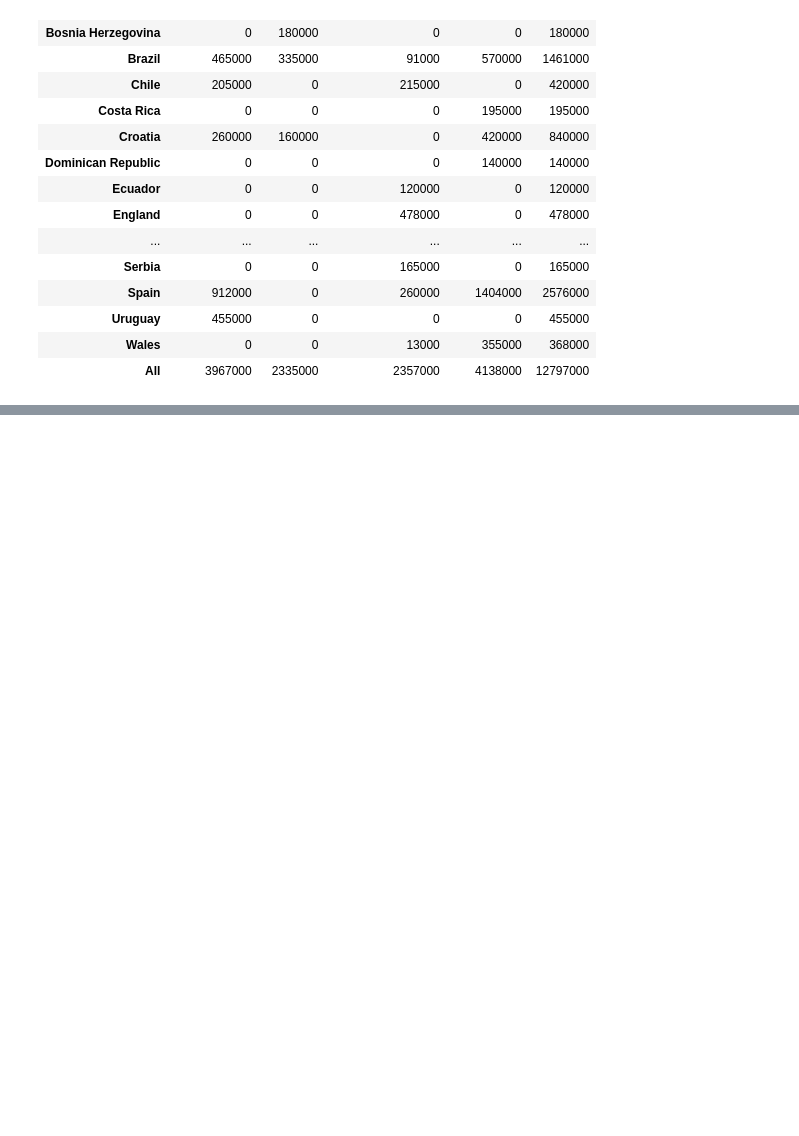
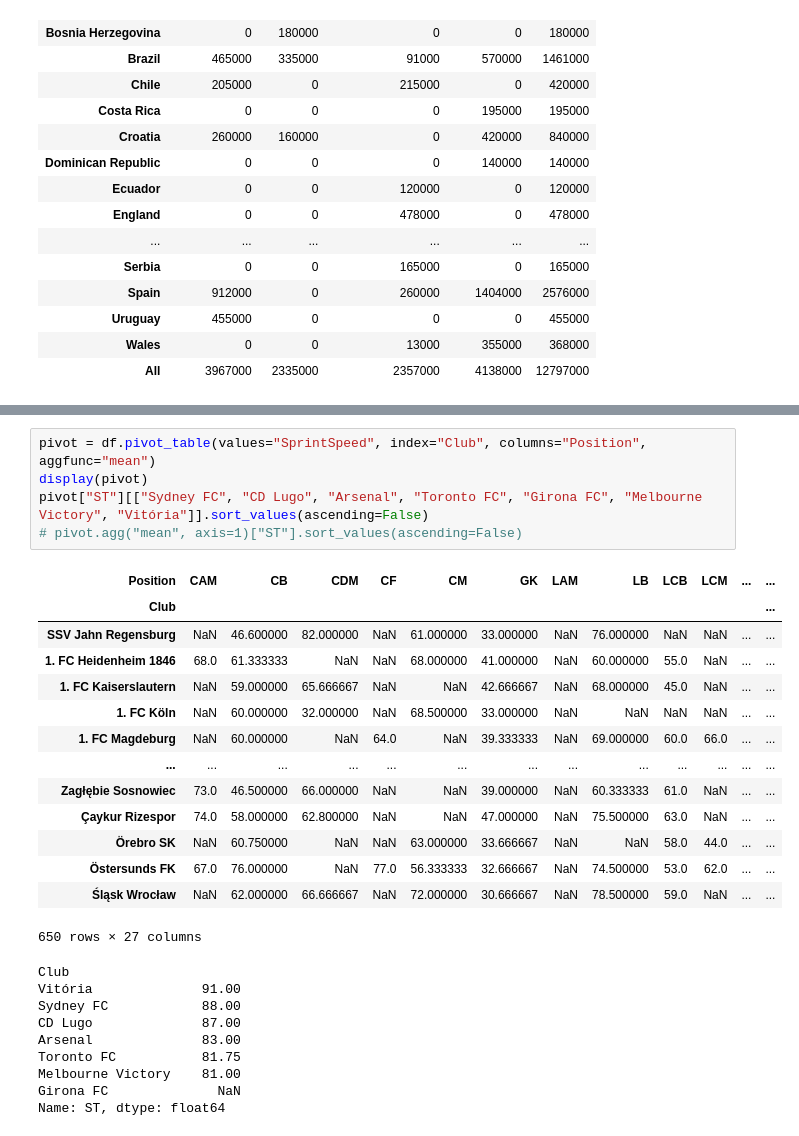
Before and after one commit to L1chik/SkillFactory, a Jupyter notebook: module_1/Python_06.ipynb, the cells around one changed output, grey strips where cells are left out. Drawn from its saved outputs; the diff is of its cells as text; blank space fills up the shorter version.

```diff
--- a/module_1/Python_06.ipynb
+++ b/module_1/Python_06.ipynb
@@ -367,0 +410,29 @@ Name: GK, Length: 651, dtype: int64
+# %%
+pivot = df.pivot_table(values="SprintSpeed", index="Club", columns="Position", aggfunc="mean")
+display(pivot)
+pivot["ST"][["Sydney FC", "CD Lugo", "Arsenal", "Toronto FC", "Girona FC", "Melbourne Victory", "Vitória"]].sort_values(ascending=False)
+# pivot.agg("mean", axis=1)["ST"].sort_values(ascending=False)
+# %% [output]
+| Position | CAM | CB | CDM | CF | CM | GK | LAM | LB | LCB | LCM | ... | ... |
+| Club |  |  |  |  |  |  |  |  |  |  |  | ... |
+| SSV Jahn Regensburg | NaN | 46.600000 | 82.000000 | NaN | 61.000000 | 33.000000 | NaN | 76.000000 | NaN | NaN | ... | ... |
+| 1. FC Heidenheim 1846 | 68.0 | 61.333333 | NaN | NaN | 68.000000 | 41.000000 | NaN | 60.000000 | 55.0 | NaN | ... | ... |
+| 1. FC Kaiserslautern | NaN | 59.000000 | 65.666667 | NaN | NaN | 42.666667 | NaN | 68.000000 | 45.0 | NaN | ... | ... |
+| 1. FC Köln | NaN | 60.000000 | 32.000000 | NaN | 68.500000 | 33.000000 | NaN | NaN | NaN | NaN | ... | ... |
+| 1. FC Magdeburg | NaN | 60.000000 | NaN | 64.0 | NaN | 39.333333 | NaN | 69.000000 | 60.0 | 66.0 | ... | ... |
+| ... | ... | ... | ... | ... | ... | ... | ... | ... | ... | ... | ... | ... |
+| Zagłębie Sosnowiec | 73.0 | 46.500000 | 66.000000 | NaN | NaN | 39.000000 | NaN | 60.333333 | 61.0 | NaN | ... | ... |
+| Çaykur Rizespor | 74.0 | 58.000000 | 62.800000 | NaN | NaN | 47.000000 | NaN | 75.500000 | 63.0 | NaN | ... | ... |
+| Örebro SK | NaN | 60.750000 | NaN | NaN | 63.000000 | 33.666667 | NaN | NaN | 58.0 | 44.0 | ... | ... |
+| Östersunds FK | 67.0 | 76.000000 | NaN | 77.0 | 56.333333 | 32.666667 | NaN | 74.500000 | 53.0 | 62.0 | ... | ... |
+| Śląsk Wrocław | NaN | 62.000000 | 66.666667 | NaN | 72.000000 | 30.666667 | NaN | 78.500000 | 59.0 | NaN | ... | ... |
+650 rows × 27 columns
+Club
+Vitória              91.00
+Sydney FC            88.00
+CD Lugo              87.00
+Arsenal              83.00
+Toronto FC           81.75
+Melbourne Victory    81.00
+Girona FC              NaN
+Name: ST, dtype: float64
```
Also changed, not shown: parts of 5 cells of this notebook.
